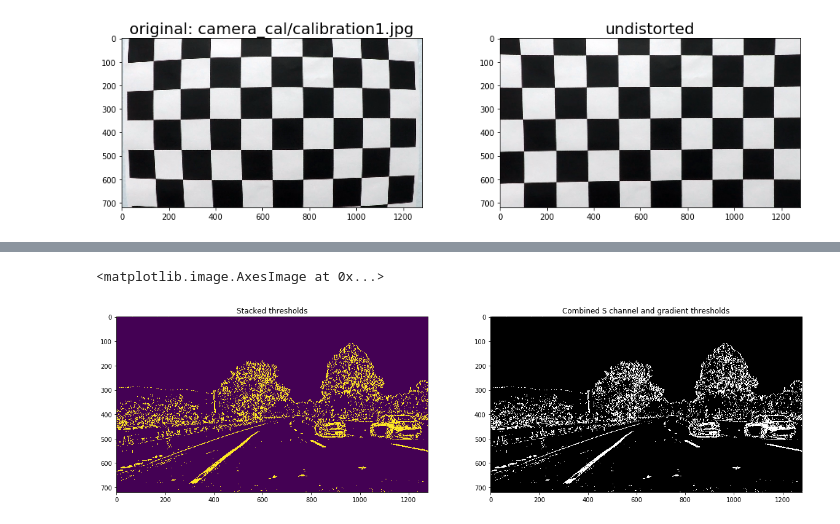
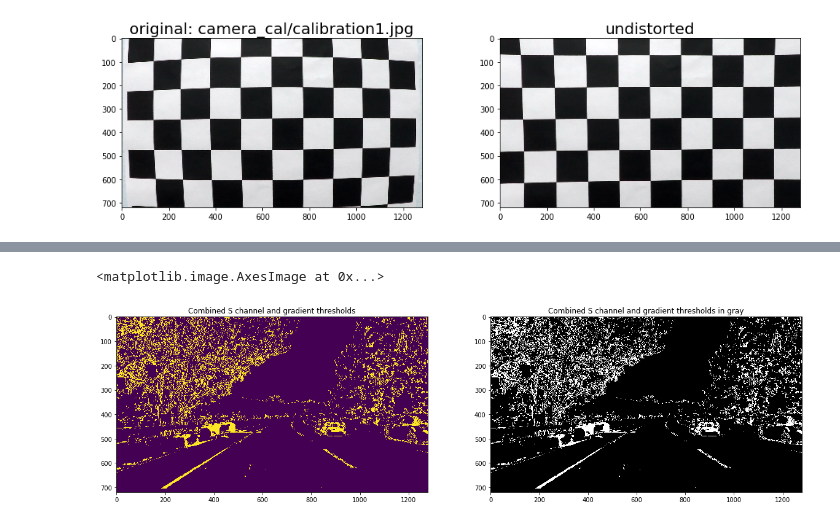
Before and after one commit to MaggiN1337/CarND-Advanced-Lane-Lines, a Jupyter notebook: main.ipynb, the cells around one changed output, grey strips where cells are left out. Drawn from its saved outputs; the diff is of its cells as text; code cells hidden in the pictures.

```diff
--- a/main.ipynb
+++ b/main.ipynb
@@ -10,7 +10,7 @@ import glob
 import pickle
 
 CALIBRATION__JPG = "calibration1.jpg"
-TRANSFORMATION__JPG = "test4.jpg"
+TRANSFORMATION__JPG = "test5.jpg"
 FOLDER_TEST_INPUT = "test_images/"
 FOLDER_OUTPUT = "output_images/"
 FOLDER_CAMERA_CAL = "camera_cal/"
@@ -104,3 +102,14 @@ ax2.set_title('undistorted', fontsize=20)
 # %% [output]
 <matplotlib.text.Text at 0x...>
 [figure]
+# %%
+transformation_file = FOLDER_TEST_INPUT + TRANSFORMATION__JPG
+transformation_image = cv2.imread(transformation_file)
+transformation_image = cv2.cvtColor(transformation_image, cv2.COLOR_BGR2RGB)
+distorted_image = cv2.undistort(transformation_image, cali_mtx, cali_dist, None, cali_mtx)
+
+fig, (ax1, ax2) = plt.subplots(1, 2, figsize=(16, 4))
+ax1.imshow(example)
+ax1.set_title('original: ' + transformation_file, fontsize=20)
+ax2.imshow(distorted_image)
+ax2.set_title('undistorted', fontsize=20)
@@ -107,4 +119,5 @@ ax2.set_title('undistorted', fontsize=20)
 # %%
+
 
 # from Udacity
 def s_channel_and_gradient_threshold(img):
@@ -124,13 +137,13 @@ def s_channel_and_gradient_threshold(img):
     scaled_sobel = np.uint8(255 * abs_sobelx / np.max(abs_sobelx))
 
     # Threshold x gradient
-    thresh_min = 20
-    thresh_max = 100
+    thresh_min = 30
+    thresh_max = 70
     sxbinary = np.zeros_like(scaled_sobel)
     sxbinary[(scaled_sobel >= thresh_min) & (scaled_sobel <= thresh_max)] = 1
 
     # Threshold color channel
-    s_thresh_min = 170
+    s_thresh_min = 180
     s_thresh_max = 255
     s_binary = np.zeros_like(s_channel)
     s_binary[(s_channel >= s_thresh_min) & (s_channel <= s_thresh_max)] = 1
@@ -145,18 +158,15 @@ def s_channel_and_gradient_threshold(img):
 
     return combined_binary
 # %%
-img = cv2.imread(FOLDER_TEST_INPUT + TRANSFORMATION__JPG)
-#img = cv2.cvtColor(img, cv2.COLOR_BGR2RGB)
-
-combined_binary = s_channel_and_gradient_threshold(img)
+combined_binary = s_channel_and_gradient_threshold(distorted_image)
 
 # Plotting thresholded images
 f, (ax1, ax2) = plt.subplots(1, 2, figsize=(20, 10))
-ax1.set_title('Stacked thresholds')
+ax1.set_title('Combined S channel and gradient thresholds')
 ax1.imshow(combined_binary)
 
-ax2.set_title('Combined S channel and gradient thresholds')
+ax2.set_title('Combined S channel and gradient thresholds in gray')
 ax2.imshow(combined_binary, cmap='gray')
 # %% [output]
 <matplotlib.image.AxesImage at 0x...>
-[figure, old version]
+[figure, new version]
```
Also changed, not shown: parts of 8 cells of this notebook.
